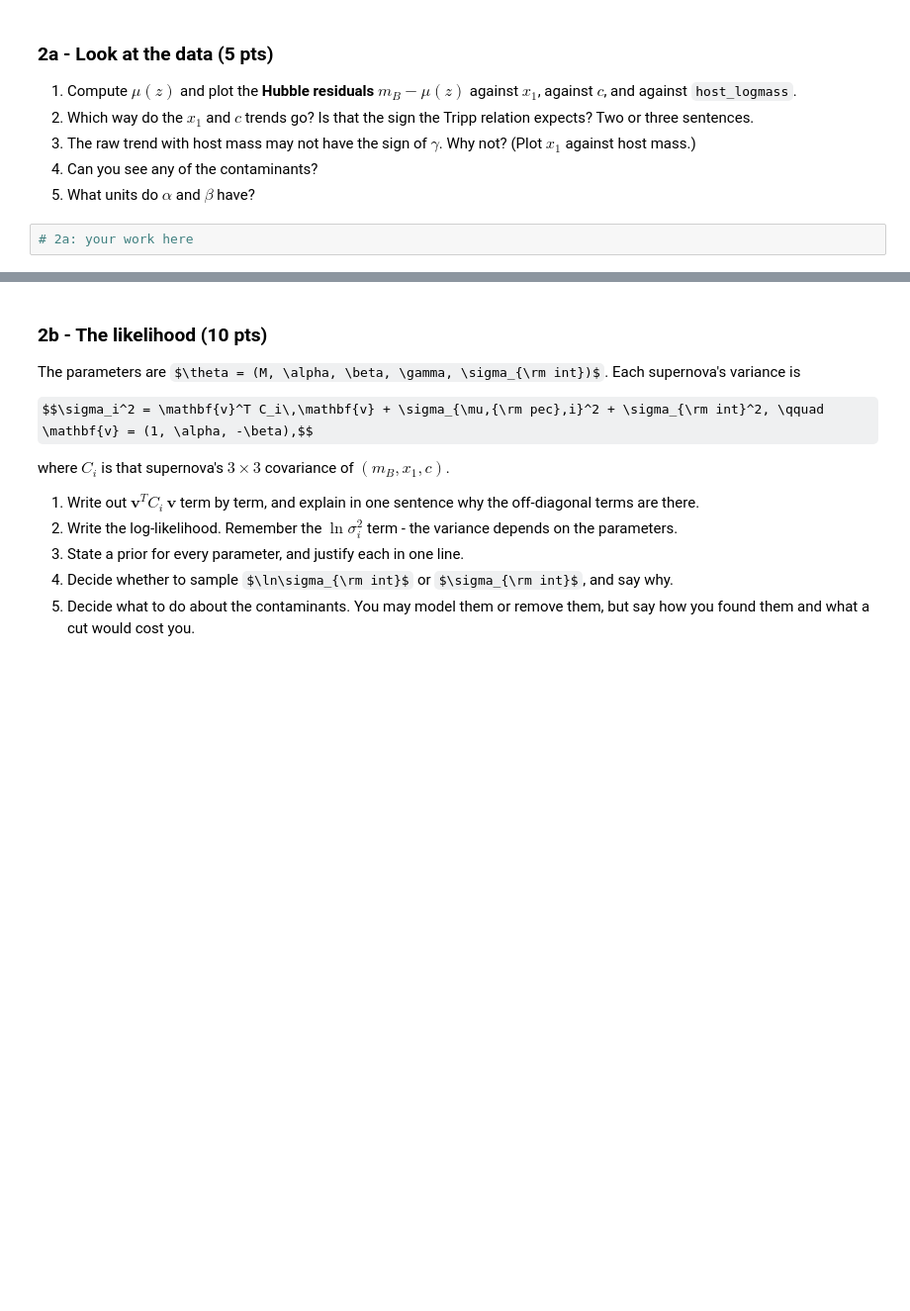
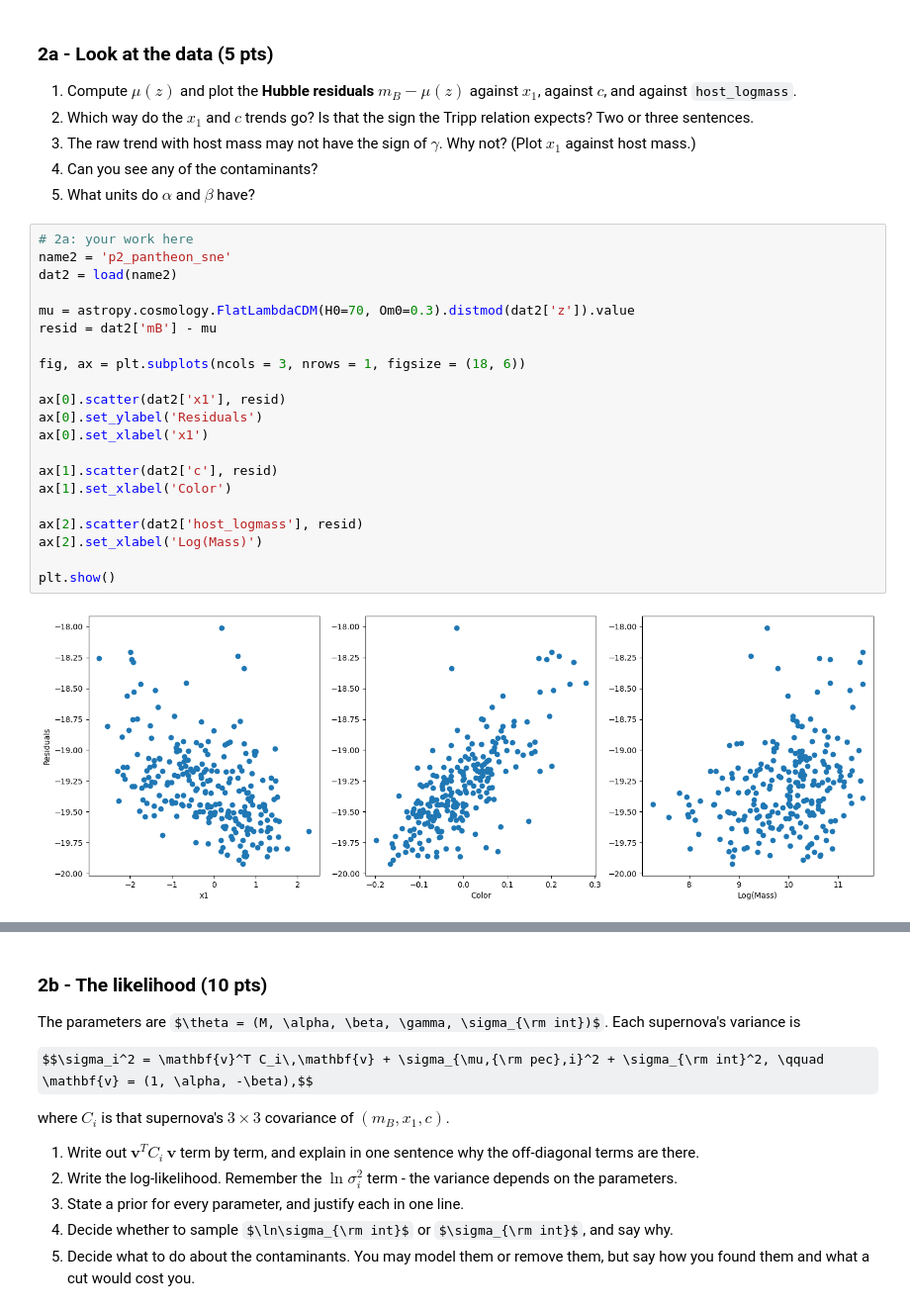
Before and after one commit to andrewtsteves/ast457_2026_Fall, a Jupyter notebook: submissions/asteves2/midterm.ipynb, the cells around one changed output, grey strips where cells are left out. Shown at 99% size. Cells and saved outputs as stored; diff of their text form; some formulas as TeX source; blank space fills up the shorter version.

```diff
--- a/submissions/asteves2/midterm.ipynb
+++ b/submissions/asteves2/midterm.ipynb
@@ -287,3 +291,24 @@ We planted between **two and four contaminants** in your file - objects whose `m
 5. What units do $\alpha$ and $\beta$ have?
 # %%
 # 2a: your work here
+name2 = 'p2_pantheon_sne'
+dat2 = load(name2)
+
+mu = astropy.cosmology.FlatLambdaCDM(H0=70, Om0=0.3).distmod(dat2['z']).value
+resid = dat2['mB'] - mu
+
+fig, ax = plt.subplots(ncols = 3, nrows = 1, figsize = (18, 6))
+
+ax[0].scatter(dat2['x1'], resid)
+ax[0].set_ylabel('Residuals')
+ax[0].set_xlabel('x1')
+
+ax[1].scatter(dat2['c'], resid)
+ax[1].set_xlabel('Color')
+
+ax[2].scatter(dat2['host_logmass'], resid)
+ax[2].set_xlabel('Log(Mass)')
+
+plt.show()
+# %% [output]
+[figure, added]
```
Also changed, not shown: parts of 15 cells of this notebook.
